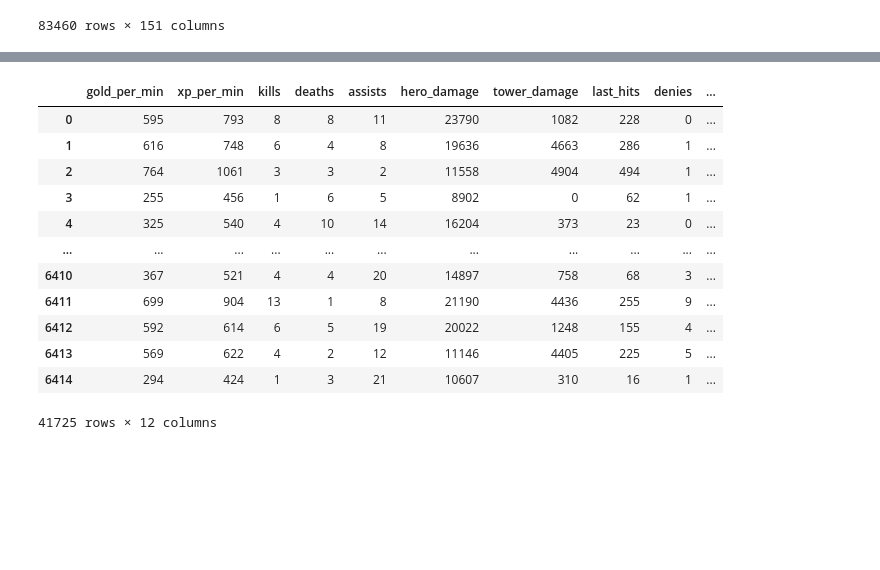
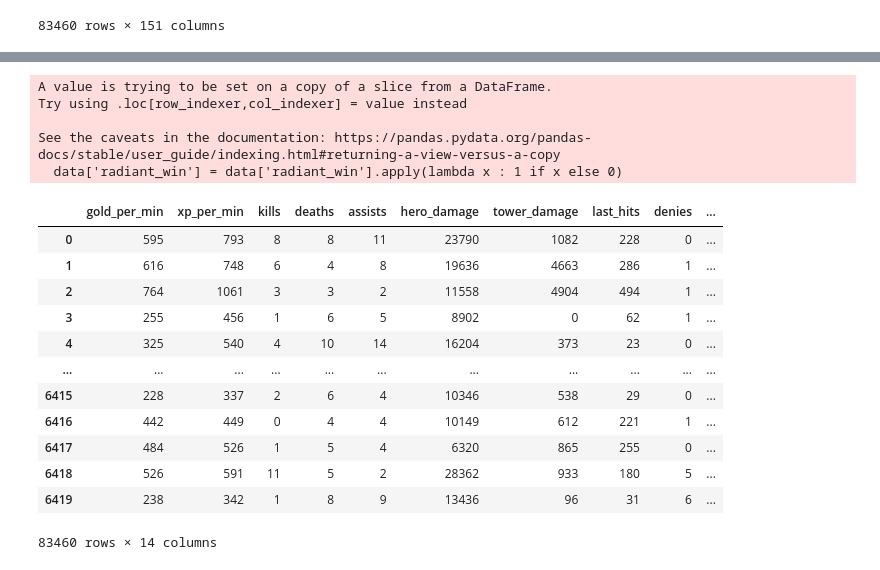
Before and after one commit to ZotRoma/AIT-2025, a Jupyter notebook: lab3/Lab3_TI_ЗотовРА.ipynb, the cells around one changed output, grey strips where cells are left out. Cells and saved outputs as stored; diff of their text form; code cells hidden in the pictures; blank space fills up the shorter version.

```diff
--- a/lab3/Lab3_TI_ЗотовРА.ipynb
+++ b/lab3/Lab3_TI_ЗотовРА.ipynb
@@ -46,37 +60,47 @@ Name: gold_t, Length: 83460, dtype: object
 # %%
 # Выбор признаков и целевой переменной
 features = [
     'gold_per_min',
     'xp_per_min',
     'kills',
     'deaths',
     'assists',
     'hero_damage',
     'tower_damage',
     'last_hits',
     'denies',
     'duration',
-    'lane_role'
+    'match_id', #категориальные данные
+    'lane_role', #категориальные данные
+    'isRadiant', #категориальные данные
 ]
 
 target = 'radiant_win'
-#выбираем только тех игроков, которые за "свет"
-df = df[df['player_slot'].isin([0, 1, 2, 3, 4])]
+#data = df[df['isRadiant']].copy()
 data = df[features + [target]]
 data['radiant_win'] = data['radiant_win'].apply(lambda x : 1 if x else 0)
+#data['isRadiant'] = data['isRadiant'].astype(int)
+data.dropna()
+#data = pd.get_dummies(data, columns=['lane_role'], prefix='lane_role')
+#data[['lane_role_1.0','lane_role_2.0','lane_role_3.0','lane_role_4.0']] = data[['lane_role_1.0','lane_role_2.0','lane_role_3.0','lane_role_4.0']].astype(int)
 data
 # %% [output]
+A value is trying to be set on a copy of a slice from a DataFrame.
+Try using .loc[row_indexer,col_indexer] = value instead
+
+See the caveats in the documentation: https://pandas.pydata.org/pandas-docs/stable/user_guide/indexing.html#returning-a-view-versus-a-copy
+  data['radiant_win'] = data['radiant_win'].apply(lambda x : 1 if x else 0)
 |  | gold_per_min | xp_per_min | kills | deaths | assists | hero_damage | tower_damage | last_hits | denies | ... |
 | 0 | 595 | 793 | 8 | 8 | 11 | 23790 | 1082 | 228 | 0 | ... |
 | 1 | 616 | 748 | 6 | 4 | 8 | 19636 | 4663 | 286 | 1 | ... |
 | 2 | 764 | 1061 | 3 | 3 | 2 | 11558 | 4904 | 494 | 1 | ... |
 | 3 | 255 | 456 | 1 | 6 | 5 | 8902 | 0 | 62 | 1 | ... |
 | 4 | 325 | 540 | 4 | 10 | 14 | 16204 | 373 | 23 | 0 | ... |
 | ... | ... | ... | ... | ... | ... | ... | ... | ... | ... | ... |
-| 6410 | 367 | 521 | 4 | 4 | 20 | 14897 | 758 | 68 | 3 | ... |
-| 6411 | 699 | 904 | 13 | 1 | 8 | 21190 | 4436 | 255 | 9 | ... |
-| 6412 | 592 | 614 | 6 | 5 | 19 | 20022 | 1248 | 155 | 4 | ... |
-| 6413 | 569 | 622 | 4 | 2 | 12 | 11146 | 4405 | 225 | 5 | ... |
-| 6414 | 294 | 424 | 1 | 3 | 21 | 10607 | 310 | 16 | 1 | ... |
+| 6415 | 228 | 337 | 2 | 6 | 4 | 10346 | 538 | 29 | 0 | ... |
+| 6416 | 442 | 449 | 0 | 4 | 4 | 10149 | 612 | 221 | 1 | ... |
+| 6417 | 484 | 526 | 1 | 5 | 4 | 6320 | 865 | 255 | 0 | ... |
+| 6418 | 526 | 591 | 11 | 5 | 2 | 28362 | 933 | 180 | 5 | ... |
+| 6419 | 238 | 342 | 1 | 8 | 9 | 13436 | 96 | 31 | 6 | ... |
-41725 rows × 12 columns
+83460 rows × 14 columns
 # %%
```
Also changed, not shown: parts of 28 cells of this notebook.
